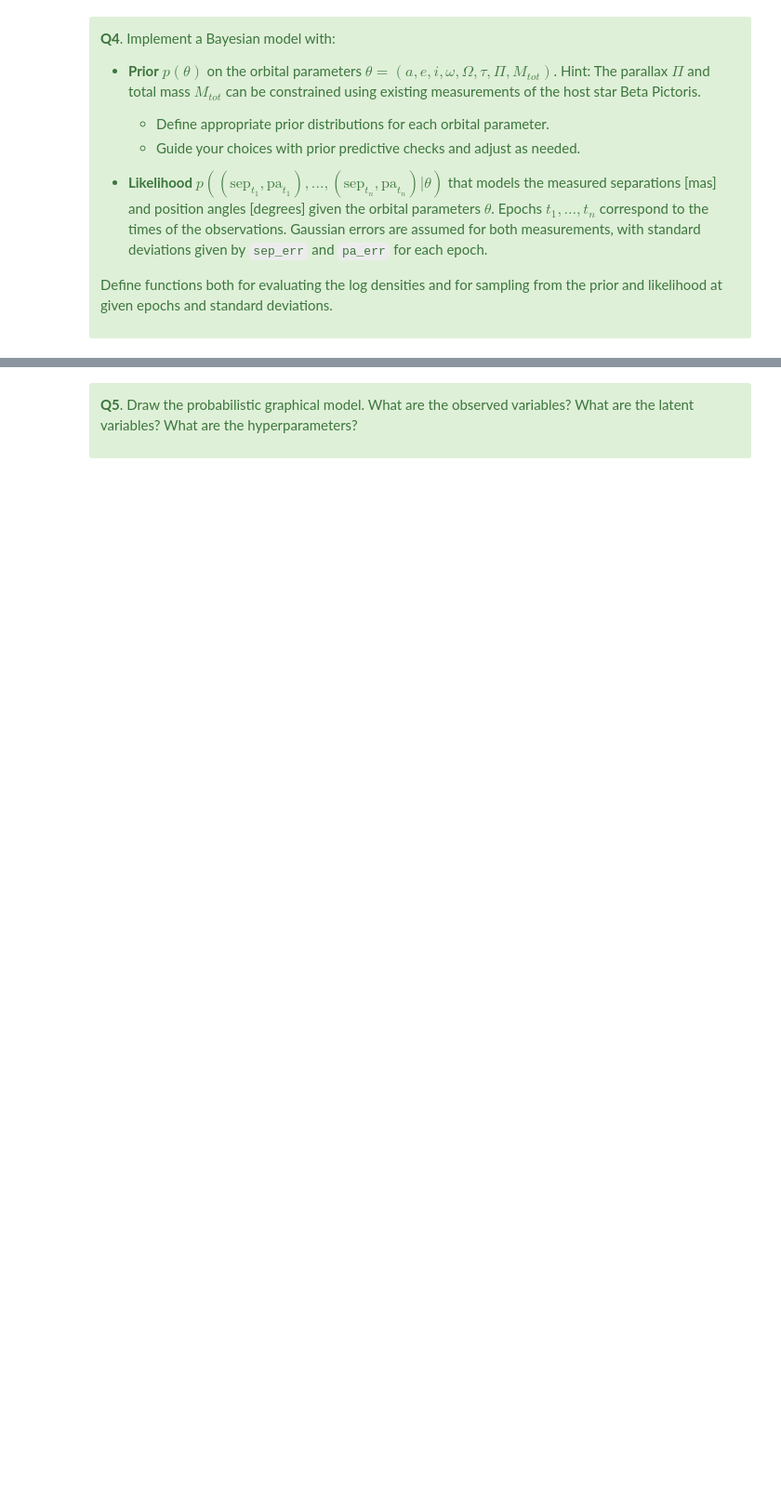
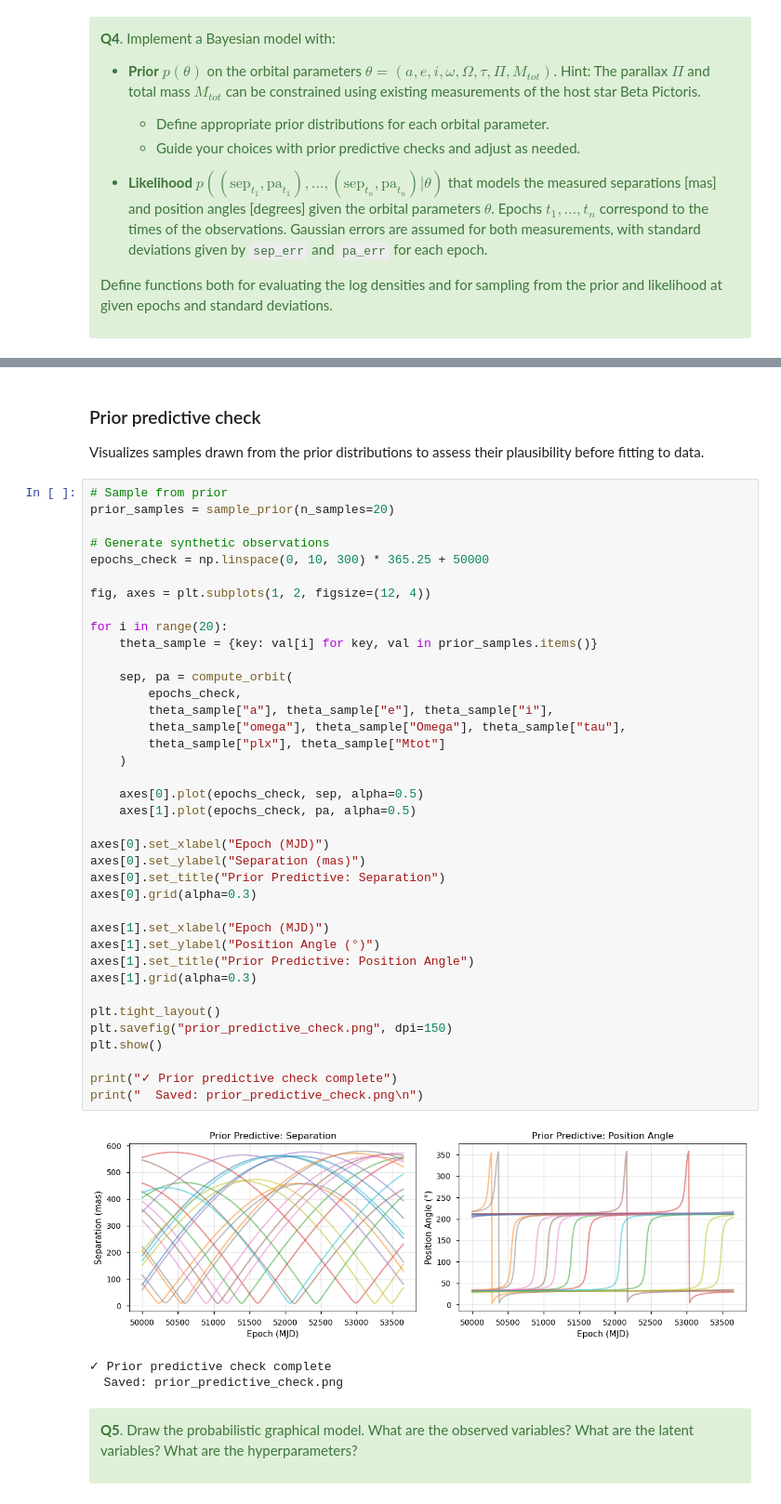
Before and after one commit to khalilAnkri/Estimating-the-orbit-of-Beta-Pictoris-b, a Jupyter notebook: homework.ipynb, the cells around one changed output, grey strips where cells are left out. Shown at 93% size. Cells and saved outputs as stored; diff of their text form; blank space fills up the shorter version.

```diff
--- a/homework.ipynb
+++ b/homework.ipynb
@@ -536,3 +801,48 @@ Define functions both for evaluating the log densities and for sampling from the
+# %% [markdown]
+### Prior predictive check
+Visualizes samples drawn from the prior distributions to assess their plausibility before fitting to data.
+# %%
+# Sample from prior
+prior_samples = sample_prior(n_samples=20)
+
+# Generate synthetic observations
+epochs_check = np.linspace(0, 10, 300) * 365.25 + 50000
+
+fig, axes = plt.subplots(1, 2, figsize=(12, 4))
+
+for i in range(20):
+    theta_sample = {key: val[i] for key, val in prior_samples.items()}
+
+    sep, pa = compute_orbit(
+        epochs_check,
+        theta_sample["a"], theta_sample["e"], theta_sample["i"],
+        theta_sample["omega"], theta_sample["Omega"], theta_sample["tau"],
+        theta_sample["plx"], theta_sample["Mtot"]
+    )
+
+    axes[0].plot(epochs_check, sep, alpha=0.5)
+    axes[1].plot(epochs_check, pa, alpha=0.5)
+
+axes[0].set_xlabel("Epoch (MJD)")
+axes[0].set_ylabel("Separation (mas)")
+axes[0].set_title("Prior Predictive: Separation")
+axes[0].grid(alpha=0.3)
+
+axes[1].set_xlabel("Epoch (MJD)")
+axes[1].set_ylabel("Position Angle (°)")
+axes[1].set_title("Prior Predictive: Position Angle")
+axes[1].grid(alpha=0.3)
+
+plt.tight_layout()
+plt.savefig("prior_predictive_check.png", dpi=150)
+plt.show()
+
+print("✓ Prior predictive check complete")
+print("  Saved: prior_predictive_check.png\n")
+# %% [output]
+[figure, added]
+✓ Prior predictive check complete
+  Saved: prior_predictive_check.png
 # %% [markdown]
 <div class="alert alert-success">
 
```
Also changed, not shown: parts of 18 cells of this notebook, 4 other files.
